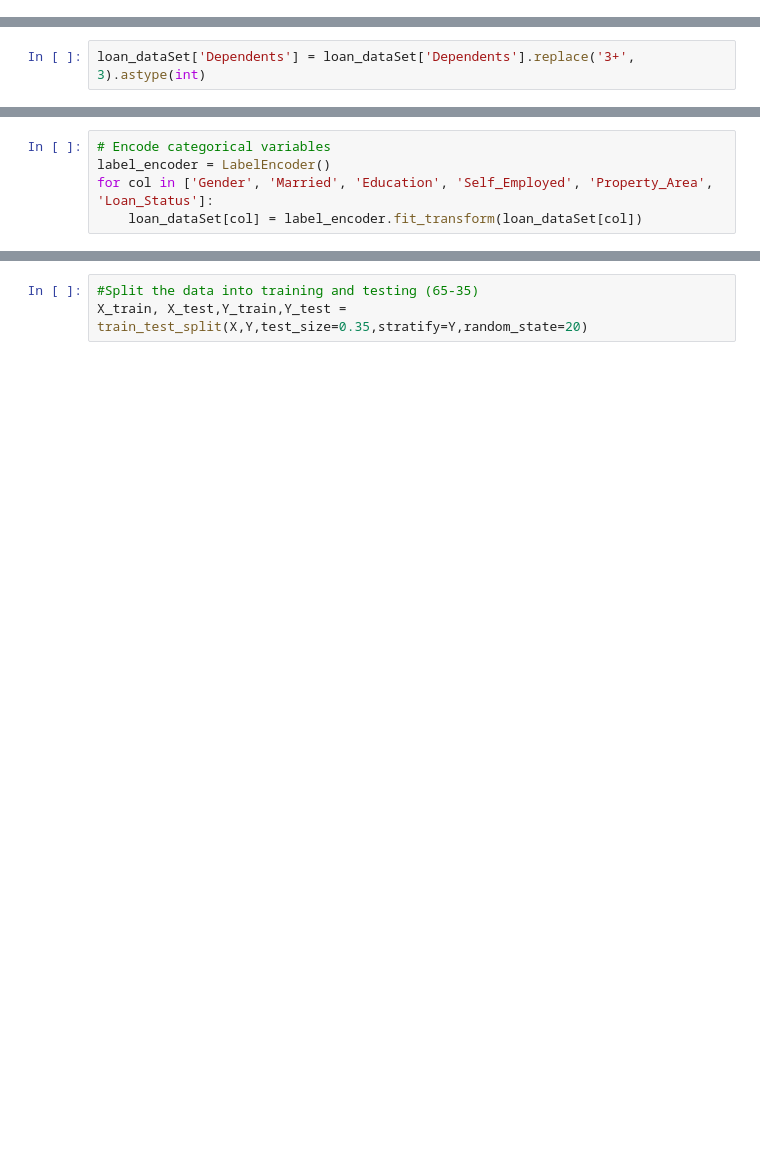
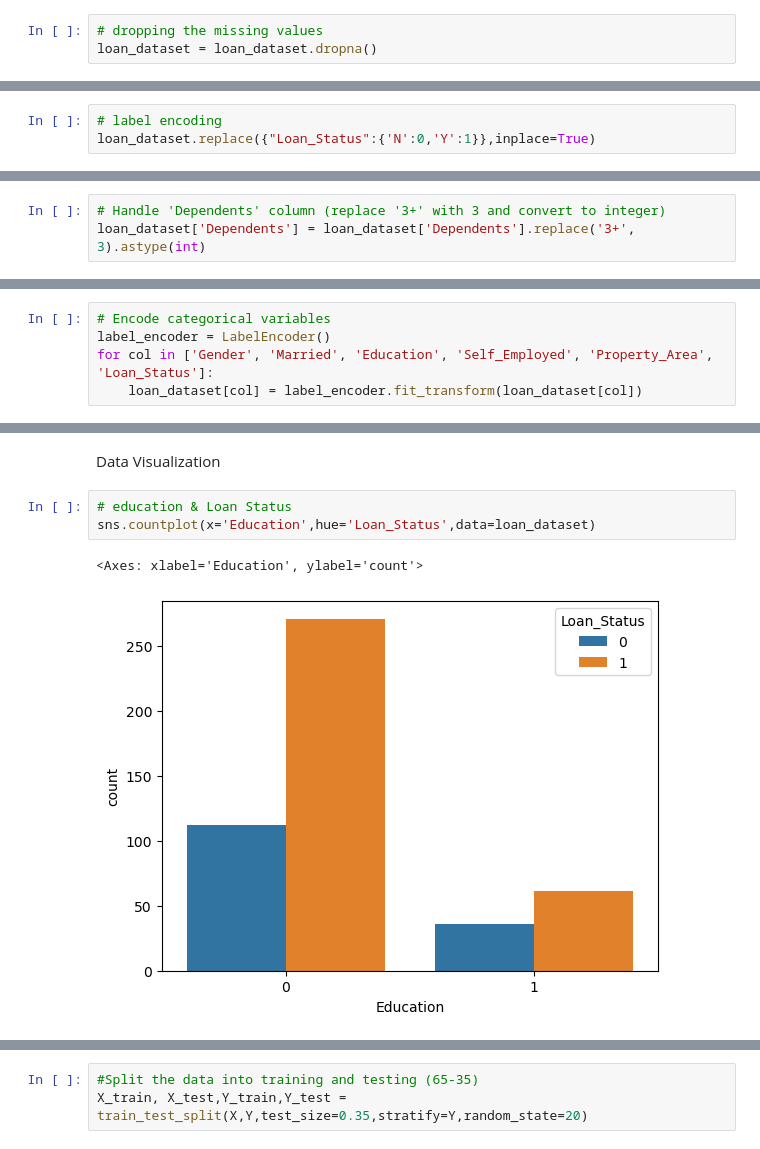
Before and after one commit to adhamashraf7788/Loan-Approval-Prediction, a Jupyter notebook: KNN.ipynb, the cells around one changed output, grey strips where cells are left out. Saved outputs shown, nothing was run; the diff lists cells and outputs as text; blank space fills up the shorter version.

```diff
--- a/KNN.ipynb
+++ b/KNN.ipynb
@@ -13,0 +61,3 @@ loan_dataSet=loan_dataSet.dropna()
+# %%
+# dropping the missing values
+loan_dataset = loan_dataset.dropna()
@@ -13,0 +82,3 @@ loan_dataSet=loan_dataSet.dropna()
+# %%
+# label encoding
+loan_dataset.replace({"Loan_Status":{'N':0,'Y':1}},inplace=True)
@@ -14,2 +95,3 @@ loan_dataSet=loan_dataSet.dropna()
 # %%
-loan_dataSet['Dependents'] = loan_dataSet['Dependents'].replace('3+', 3).astype(int)
+# Handle 'Dependents' column (replace '3+' with 3 and convert to integer)
+loan_dataset['Dependents'] = loan_dataset['Dependents'].replace('3+', 3).astype(int)
@@ -17,4 +118,4 @@ loan_dataSet['Dependents'] = loan_dataSet['Dependents'].replace('3+', 3).astype(
 # Encode categorical variables
 label_encoder = LabelEncoder()
 for col in ['Gender', 'Married', 'Education', 'Self_Employed', 'Property_Area', 'Loan_Status']:
-    loan_dataSet[col] = label_encoder.fit_transform(loan_dataSet[col])
+    loan_dataset[col] = label_encoder.fit_transform(loan_dataset[col])
@@ -24,0 +147,8 @@ Y=loan_dataSet['Loan_Status']
+# %% [markdown]
+Data Visualization
+# %%
+# education & Loan Status
+sns.countplot(x='Education',hue='Loan_Status',data=loan_dataset)
+# %% [output]
+<Axes: xlabel='Education', ylabel='count'>
+[figure, added]
```
Also changed, not shown: parts of 33 cells of this notebook, 4 other files.
